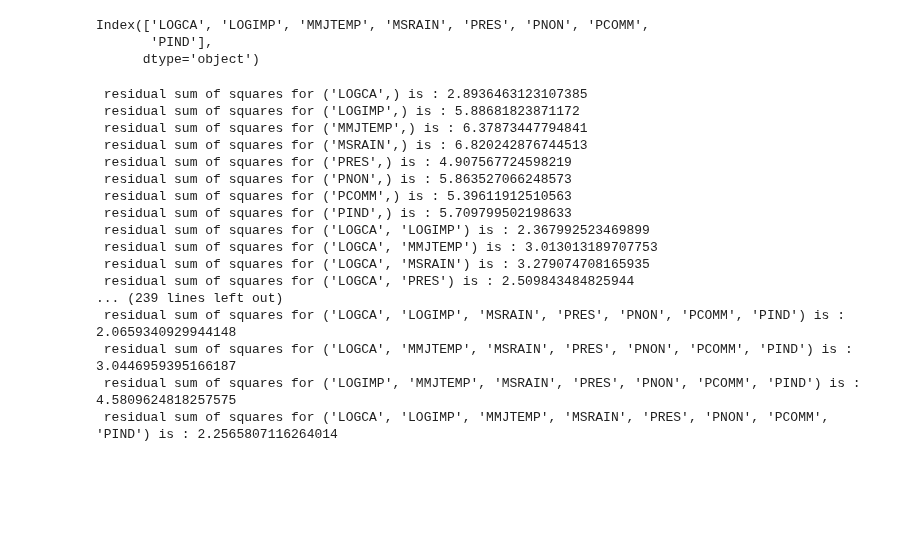
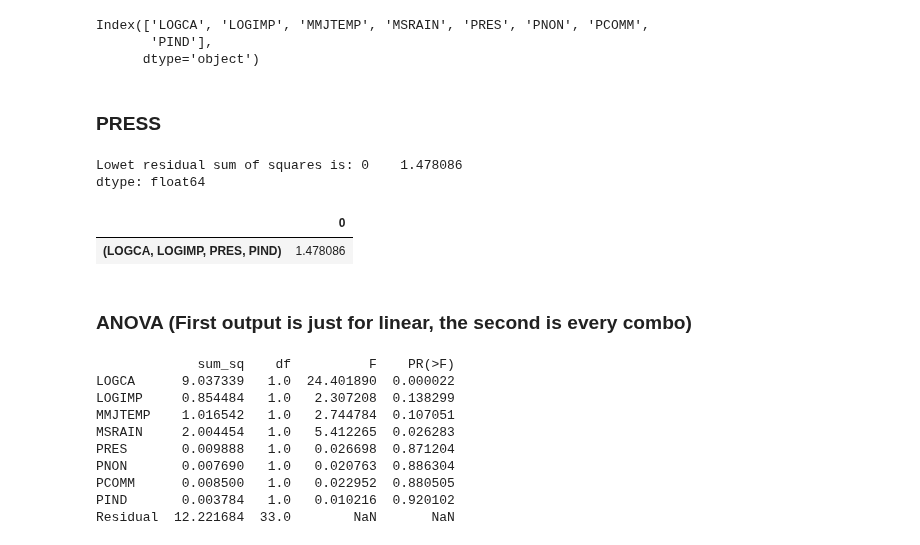
Before and after one commit to jtdocter27/Engineering-Probability---Statistics, a Jupyter notebook: Hw5_#4.ipynb, the cells around one changed output. Drawn from its saved outputs; the diff is of its cells as text; code cells hidden in the pictures; blank space fills up the shorter version.

```diff
--- a/Hw5_#4.ipynb
+++ b/Hw5_#4.ipynb
@@ -15,6 +18,8 @@ AC15.columns
 Index(['LOGCA', 'LOGIMP', 'MMJTEMP', 'MSRAIN', 'PRES', 'PNON', 'PCOMM',
        'PIND'],
       dtype='object')
+# %% [markdown]
+### PRESS
 # %%
 def press():
     y = np.array(AC15['LOGTN'])
@@ -31,7 +36,8 @@ def press():
 
 
 columns = AC15.columns
-
+names_final = []
+rss_final = []
 for i in range(1, len(columns)+1):
     combinations = itertools.combinations(columns, i)
     for combination in combinations:
@@ -46,24 +52,37 @@ for i in range(1, len(columns)+1):
         model.fit(X_train, Y_train)
         y_pred = model.predict(X_test)
         rss = np.sum(np.square(y_pred - Y_test))
-
+        names_final.append(combination)
+        rss_final.append(rss)
         # print(' residual sum of squares for', combination, 'is : '+ str(np.sum(np.square(y_pred - Y_test))))
         # print(matrix)
-# %% [output]
- residual sum of squares for ('LOGCA',) is : 2.8936463123107385
- residual sum of squares for ('LOGIMP',) is : 5.88681823871172
- residual sum of squares for ('MMJTEMP',) is : 6.37873447794841
- residual sum of squares for ('MSRAIN',) is : 6.820242876744513
- residual sum of squares for ('PRES',) is : 4.907567724598219
- residual sum of squares for ('PNON',) is : 5.863527066248573
- residual sum of squares for ('PCOMM',) is : 5.39611912510563
- residual sum of squares for ('PIND',) is : 5.709799502198633
- residual sum of squares for ('LOGCA', 'LOGIMP') is : 2.367992523469899
- residual sum of squares for ('LOGCA', 'MMJTEMP') is : 3.013013189707753
- residual sum of squares for ('LOGCA', 'MSRAIN') is : 3.279074708165935
- residual sum of squares for ('LOGCA', 'PRES') is : 2.509843484825944
-... (239 lines left out)
- residual sum of squares for ('LOGCA', 'LOGIMP', 'MSRAIN', 'PRES', 'PNON', 'PCOMM', 'PIND') is : 2.0659340929944148
- residual sum of squares for ('LOGCA', 'MMJTEMP', 'MSRAIN', 'PRES', 'PNON', 'PCOMM', 'PIND') is : 3.0446959395166187
- residual sum of squares for ('LOGIMP', 'MMJTEMP', 'MSRAIN', 'PRES', 'PNON', 'PCOMM', 'PIND') is : 4.5809624818257575
- residual sum of squares for ('LOGCA', 'LOGIMP', 'MMJTEMP', 'MSRAIN', 'PRES', 'PNON', 'PCOMM', 'PIND') is : 2.2565807116264014
+# %%
+combinations_df = pd.DataFrame(rss_final, names_final)
+min = combinations_df.min(axis=0)
+print('Lowest residual sum of squares is:', min)
+best_model = combinations_df[combinations_df[0] < 1.49]
+best_model
+# %% [output]
+Lowet residual sum of squares is: 0    1.478086
+dtype: float64
+|  | 0 |
+| (LOGCA, LOGIMP, PRES, PIND) | 1.478086 |
+# %% [markdown]
+### ANOVA (First output is just for linear, the second is every combo)
+# %%
+AC15 = pd.read_csv('AC15.csv', delimiter=',')
+formula = "LOGTN ~ LOGCA + LOGIMP + MMJTEMP + MSRAIN + PRES + PNON + PCOMM + PIND"
+model = smf.ols(formula=formula, data=AC15).fit()
+anova_results = sm.stats.anova_lm(model, typ=2)
+print(anova_results)
+# %% [output]
+             sum_sq    df          F    PR(>F)
+LOGCA      9.037339   1.0  24.401890  0.000022
+LOGIMP     0.854484   1.0   2.307208  0.138299
+MMJTEMP    1.016542   1.0   2.744784  0.107051
+MSRAIN     2.004454   1.0   5.412265  0.026283
+PRES       0.009888   1.0   0.026698  0.871204
+PNON       0.007690   1.0   0.020763  0.886304
+PCOMM      0.008500   1.0   0.022952  0.880505
+PIND       0.003784   1.0   0.010216  0.920102
+Residual  12.221684  33.0        NaN       NaN
```
Also changed, not shown: parts of 2 cells of this notebook, 1 other file.
